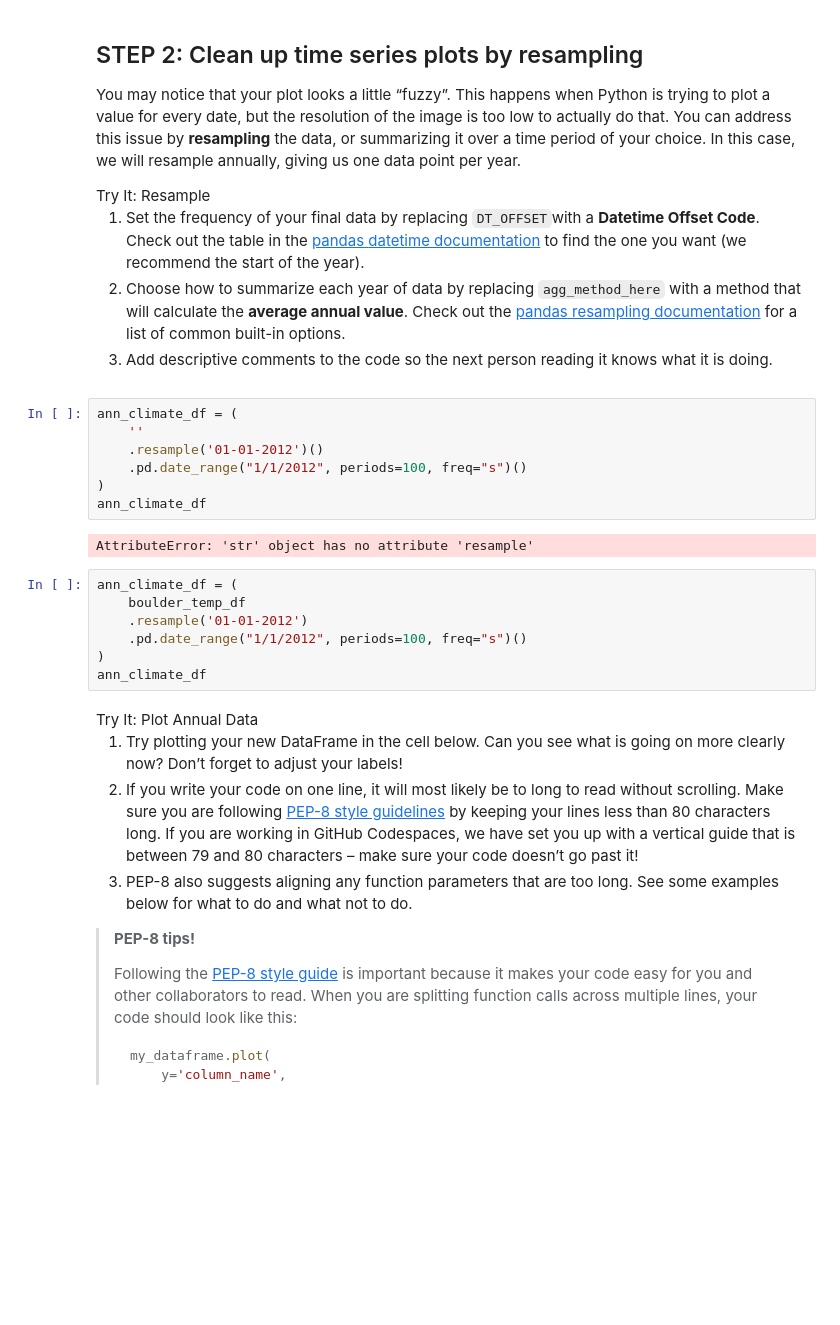
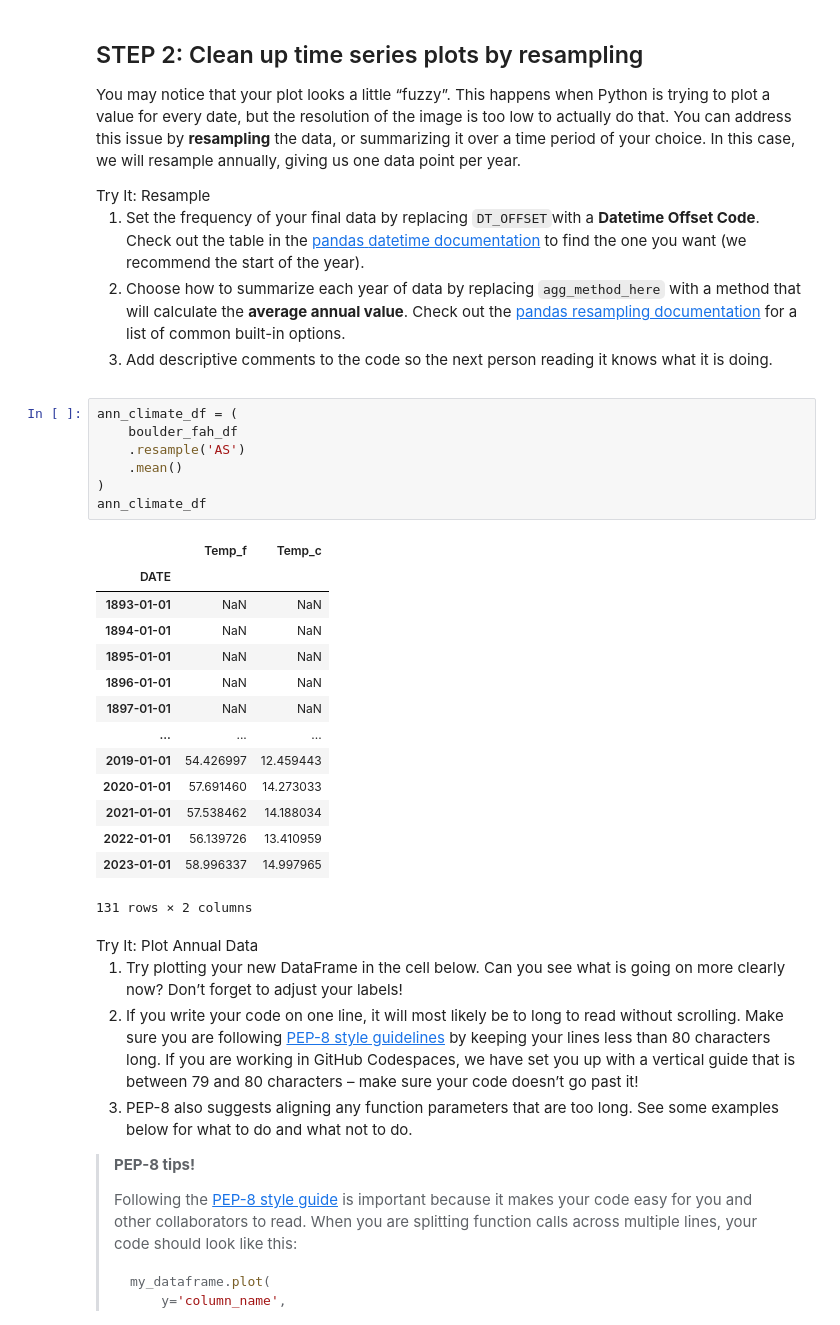
Before and after one commit to earthlab-education/02-climate-ryme1295, a Jupyter notebook: 04-climate-plot.ipynb, the cells around one changed output. Drawn from its saved outputs; the diff is of its cells as text; blank space fills up the shorter version.

Commit message:
changed ann_climate_df

```diff
--- a/04-climate-plot.ipynb
+++ b/04-climate-plot.ipynb
@@ -115,20 +115,26 @@ knows what it is doing.</li>
 </ol></div></div>
 # %%
 ann_climate_df = (
-    ''
-    .resample('01-01-2012')()
-    .pd.date_range("1/1/2012", periods=100, freq="s")()
+    boulder_fah_df
+    .resample('AS')
+    .mean()
 )
 ann_climate_df
 # %% [output]
+|  | Temp_f | Temp_c |
+| DATE |  |  |
+| 1893-01-01 | NaN | NaN |
+| 1894-01-01 | NaN | NaN |
+| 1895-01-01 | NaN | NaN |
+| 1896-01-01 | NaN | NaN |
+| 1897-01-01 | NaN | NaN |
+| ... | ... | ... |
+| 2019-01-01 | 54.426997 | 12.459443 |
+| 2020-01-01 | 57.691460 | 14.273033 |
+| 2021-01-01 | 57.538462 | 14.188034 |
+| 2022-01-01 | 56.139726 | 13.410959 |
+| 2023-01-01 | 58.996337 | 14.997965 |
-AttributeError: 'str' object has no attribute 'resample'
+131 rows × 2 columns
-# %%
-ann_climate_df = (
-    boulder_temp_df
-    .resample('01-01-2012')
-    .pd.date_range("1/1/2012", periods=100, freq="s")()
-)
-ann_climate_df
 # %% [markdown]
 <link rel="stylesheet" type="text/css" href="./assets/styles.css"><div class="callout callout-style-default callout-titled callout-task"><div class="callout-header"><div class="callout-icon-container"><i class="callout-icon"></i></div><div class="callout-title-container flex-fill">Try It: Plot Annual Data</div></div><div class="callout-body-container callout-body"><ol type="1">
 <li>Try plotting your new DataFrame in the cell below. Can you see what
```
Also changed, not shown: parts of 1 cell of this notebook.
